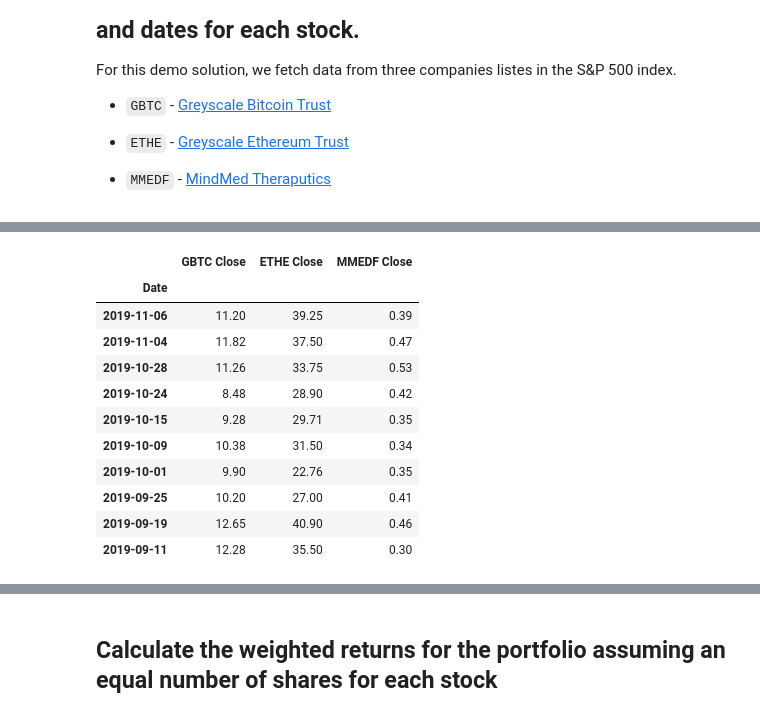
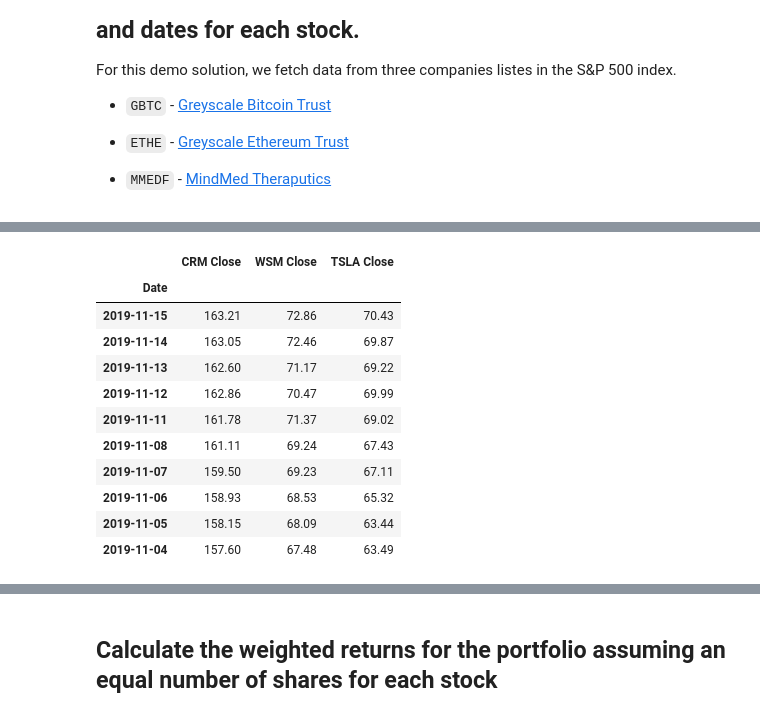
Before and after one commit to MedakaRiceFish/PandasHomework, a Jupyter notebook: 04-HW-RyanH.ipynb, the cells around one changed output, grey strips where cells are left out. Cells and saved outputs as stored; diff of their text form; code cells hidden in the pictures.

```diff
--- a/04-HW-RyanH.ipynb
+++ b/04-HW-RyanH.ipynb
@@ -475,15 +483,15 @@ gbtc_df.head()
 # %%
 # Reading data from 2nd stock
-csvpath = Path("../Downloads/ETHEClose1Year.csv")
+csvpath = Path("../Downloads/WSMClose1Year.csv")
 
-ethe_df = pd.read_csv(csvpath)
+wsm_df = pd.read_csv(csvpath)
 
-ethe_df['Date'] = pd.to_datetime(ethe_df['Date']).dt.date
-ethe_df = ethe_df.set_index('Date')
-ethe_df = ethe_df.sort_index(ascending=False)
-ethe_df = ethe_df.rename(columns={
-    "Close": "ETHE Close"
+wsm_df['Date'] = pd.to_datetime(wsm_df['Date']).dt.date
+wsm_df = wsm_df.set_index('Date')
+wsm_df = wsm_df.sort_index(ascending=False)
+wsm_df = wsm_df.rename(columns={
+    "Close": "WSM Close"
 })
 
-ethe_df.head()
+wsm_df.head()
 # %% [output]
@@ -497,15 +505,15 @@ ethe_df.head()
 # %%
 # Reading data from 3rd stock
-csvpath = Path("../Downloads/MMEDFClose1Year.csv")
+csvpath = Path("../Downloads/CRMClose1Year.csv")
 
-mmedf_df = pd.read_csv(csvpath)
+crm_df = pd.read_csv(csvpath)
 
-mmedf_df['Date'] = pd.to_datetime(mmedf_df['Date']).dt.date
-mmedf_df = mmedf_df.set_index('Date')
-mmedf_df = mmedf_df.sort_index(ascending=False)
-mmedf_df = mmedf_df.rename(columns={
-    "Close": "MMEDF Close"
+crm_df['Date'] = pd.to_datetime(crm_df['Date']).dt.date
+crm_df = crm_df.set_index('Date')
+crm_df = crm_df.sort_index(ascending=False)
+crm_df = crm_df.rename(columns={
+    "Close": "CRM Close"
 })
 
-mmedf_df.head()
+crm_df.tail(100)
 # %% [output]
@@ -519,20 +534,21 @@ mmedf_df.head()
 # %%
 # Combine all stocks in a single DataFrame
-ryans_picks_df = pd.concat([gbtc_df, ethe_df,mmedf_df], axis='columns', join='inner')
+
+ryans_picks_df = pd.concat([crm_df, wsm_df,tsla_df], axis='columns', join='inner')
 ryans_picks_df.head(10)
 # %% [output]
-|  | GBTC Close | ETHE Close | MMEDF Close |
+|  | CRM Close | WSM Close | TSLA Close |
 | Date |  |  |  |
-| 2019-11-06 | 11.20 | 39.25 | 0.39 |
-| 2019-11-04 | 11.82 | 37.50 | 0.47 |
-| 2019-10-28 | 11.26 | 33.75 | 0.53 |
-| 2019-10-24 | 8.48 | 28.90 | 0.42 |
-| 2019-10-15 | 9.28 | 29.71 | 0.35 |
-| 2019-10-09 | 10.38 | 31.50 | 0.34 |
-| 2019-10-01 | 9.90 | 22.76 | 0.35 |
-| 2019-09-25 | 10.20 | 27.00 | 0.41 |
-| 2019-09-19 | 12.65 | 40.90 | 0.46 |
-| 2019-09-11 | 12.28 | 35.50 | 0.30 |
+| 2019-11-15 | 163.21 | 72.86 | 70.43 |
+| 2019-11-14 | 163.05 | 72.46 | 69.87 |
+| 2019-11-13 | 162.60 | 71.17 | 69.22 |
+| 2019-11-12 | 162.86 | 70.47 | 69.99 |
+| 2019-11-11 | 161.78 | 71.37 | 69.02 |
+| 2019-11-08 | 161.11 | 69.24 | 67.43 |
+| 2019-11-07 | 159.50 | 69.23 | 67.11 |
+| 2019-11-06 | 158.93 | 68.53 | 65.32 |
+| 2019-11-05 | 158.15 | 68.09 | 63.44 |
+| 2019-11-04 | 157.60 | 67.48 | 63.49 |
 # %%
 # Reset Date index
 # %%
```
Also changed, not shown: parts of 19 cells of this notebook.
